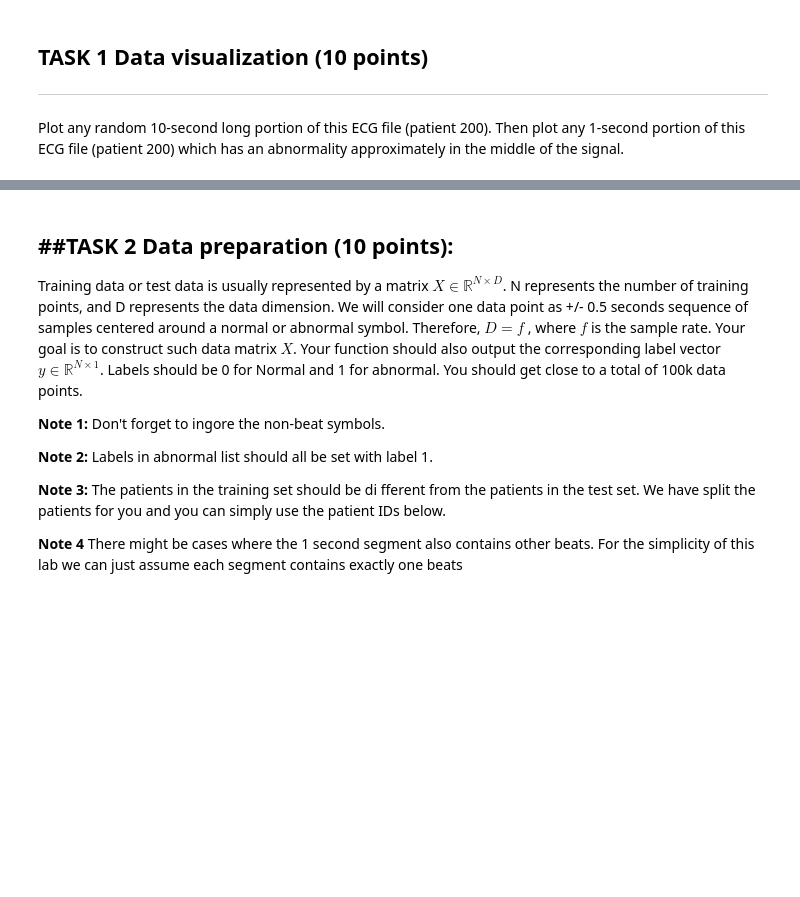
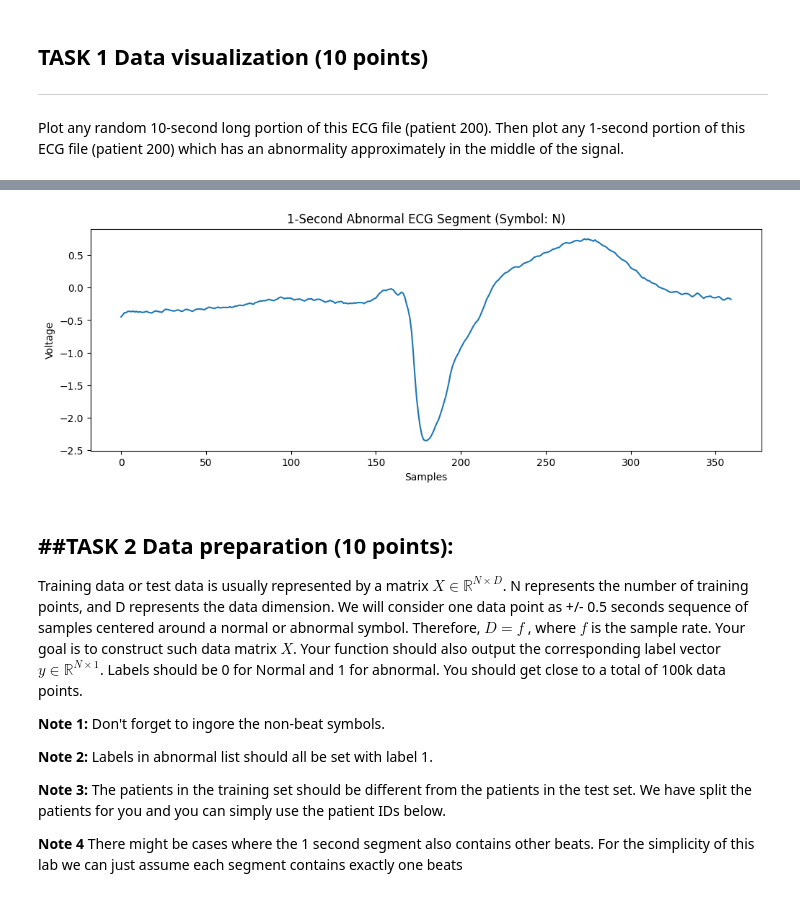
Before and after one commit to kalk-ak/Machine-Learning--MA, a Jupyter notebook: labs/lab3/Lab3_ECG_LSTM_CNN_2026.ipynb, the cells around one changed output, grey strips where cells are left out. Cells and saved outputs as stored; diff of their text form; code cells hidden in the pictures; blank space fills up the shorter version.

```diff
--- a/labs/lab3/Lab3_ECG_LSTM_CNN_2026.ipynb
+++ b/labs/lab3/Lab3_ECG_LSTM_CNN_2026.ipynb
@@ -130,3 +154,36 @@ r, what slice indices would you use (in samples) to get the correct length? Expr
+# %%
+# Plot 2
+# Your code here
+
+# Get the indices of abnormal beats
+abnormal_indices = [index[i] for i in range(len(symbol)) if symbol[i] in abnormal_set]
+# Get the corresponding symbols for the abnormal beats
+abnormal_symbols = [symbol[i] for i in range(len(symbol)) if symbol[i] in abnormal_set]
+
+# Get a random 1 second abnormal segment of the ECG signal where the beat is located in the middle of the segment
+abnormal_segment_length = fs  # number of samples in a 1-second segment
+random_abnormal_index = np.random.choice(abnormal_indices)
+segment_start = random_abnormal_index - abnormal_segment_length // 2
+segment_end = segment_start + abnormal_segment_length       # NOTE: that i am adding to segment start here and not to random_abnormal_index so that the data length is 1 second
+
+# Ensure the segment is within the bounds of the signal
+if segment_start < 0:
+    segment_start = 0
+    segment_end = abnormal_segment_length
+elif segment_end > len(signal):
+    segment_end = len(signal)
+    segment_start = segment_end - abnormal_segment_length
+
+
+abnormal_segment = signal[segment_start:segment_end]
+plt.figure(figsize=(12, 4))
+plt.plot(abnormal_segment)
+plt.title(f"1-Second Abnormal ECG Segment (Symbol: {symbol[abnormal_indices.index(random_abnormal_index)]})")
+plt.xlabel("Samples")
+plt.ylabel("Voltage")
+plt.show()
+# %% [output]
+[figure, added]
 # %% [markdown]
 ##TASK 2 Data preparation (10 points):
 ---
```
Also changed, not shown: parts of 50 cells of this notebook, 2 other files.
